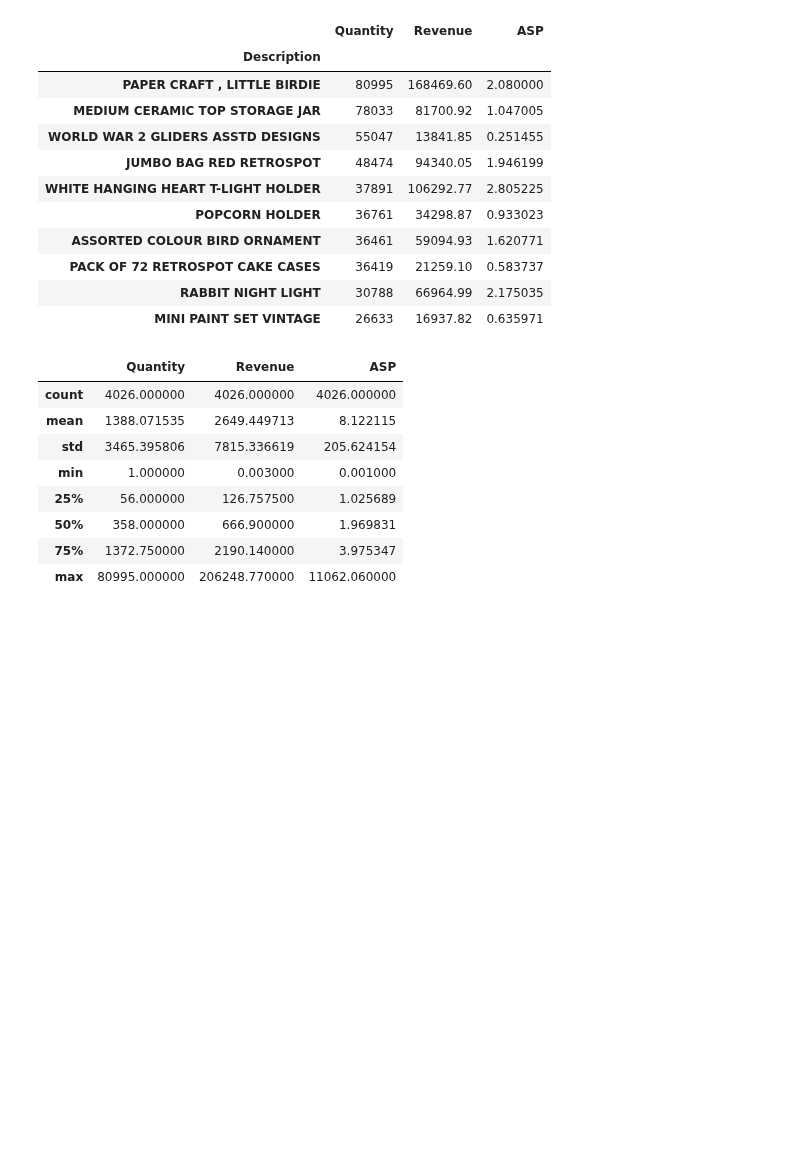
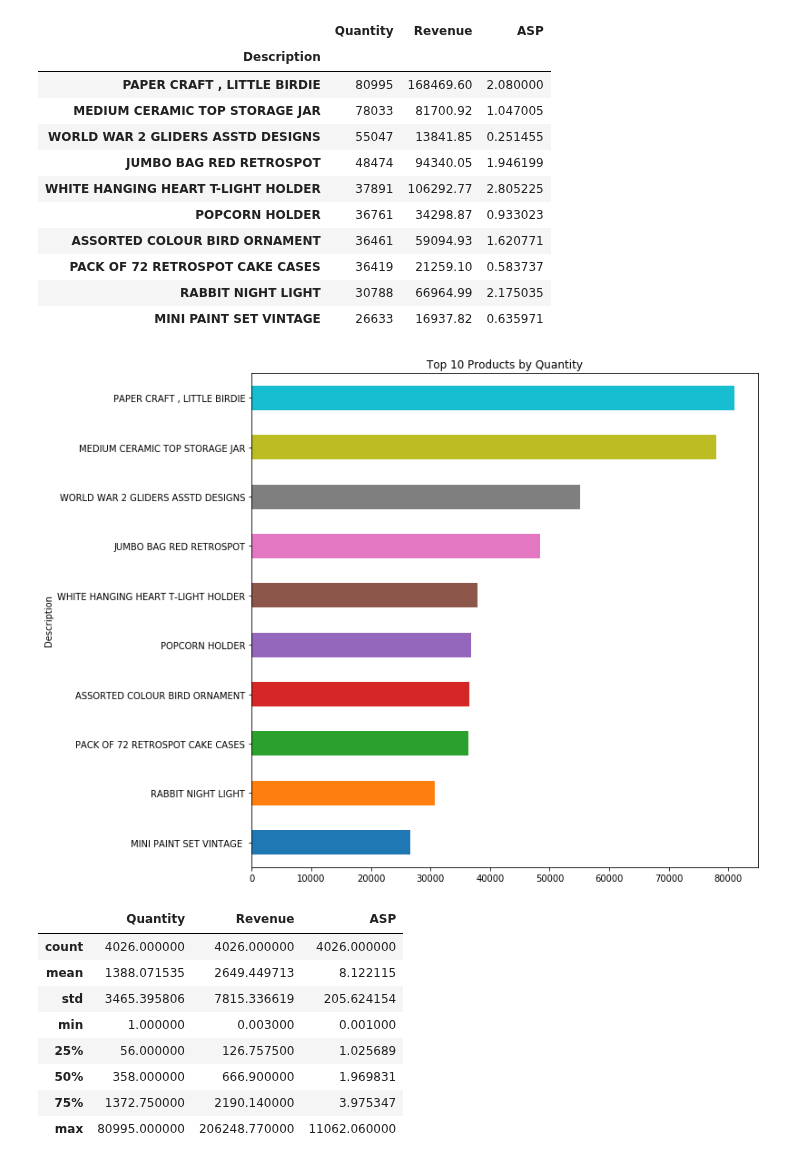
Before and after one commit to zinrion/Thinkful-Projects, a Jupyter notebook: Online Retail Exploration.ipynb, the cells around one changed output. Saved outputs shown, nothing was run; the diff lists cells and outputs as text; code cells hidden in the pictures; blank space fills up the shorter version.

```diff
--- a/Online Retail Exploration.ipynb
+++ b/Online Retail Exploration.ipynb
@@ -341,6 +425,16 @@ product_grouped_quantity.head(10)
 | PACK OF 72 RETROSPOT CAKE CASES | 36419 | 21259.10 | 0.583737 |
 | RABBIT NIGHT LIGHT | 30788 | 66964.99 | 2.175035 |
 | MINI PAINT SET VINTAGE | 26633 | 16937.82 | 0.635971 |
+# %%
+top_10 = product_grouped_quantity.head(10).reset_index()
+# %%
+top_10 = top_10.sort_values(by='Quantity')
+# %%
+top_10.plot(x='Description', y='Quantity', kind='barh', figsize=(10,10), legend=False)
+plt.title('Top 10 Products by Quantity')
+plt.show()
+# %% [output]
+[figure, added]
 # %%
 product_grouped.describe()
 # %% [output]
```
Also changed, not shown: parts of 9 cells of this notebook.
